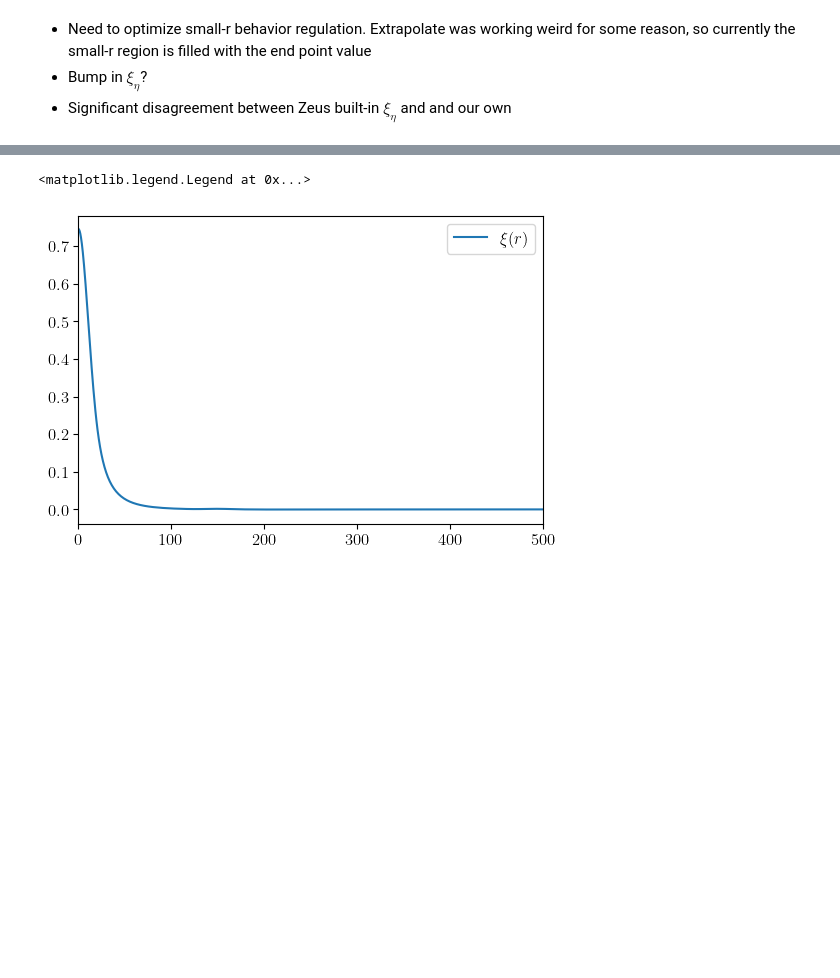
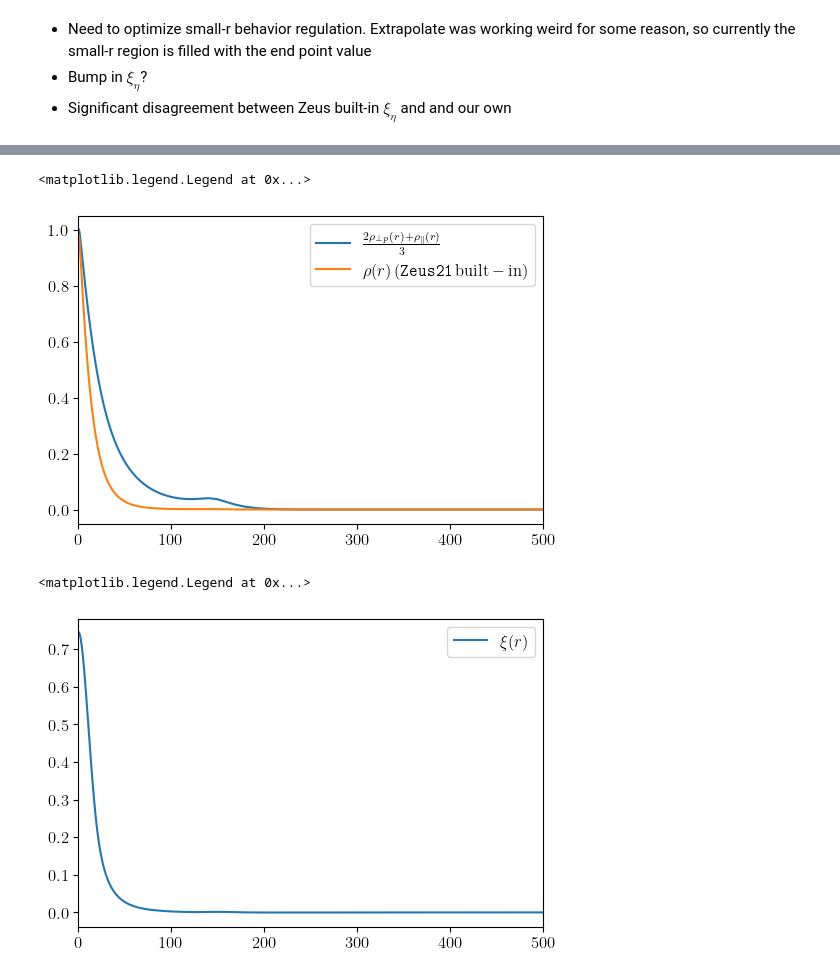
Before and after one commit to ryanyrzh/Zeus21, a Jupyter notebook: aniso_tests/xi_eta_aniso.ipynb, the cells around one changed output, grey strips where cells are left out. Cells and saved outputs as stored; diff of their text form; code cells hidden in the pictures; blank space fills up the shorter version.

```diff
--- a/aniso_tests/xi_eta_aniso.ipynb
+++ b/aniso_tests/xi_eta_aniso.ipynb
@@ -45,3 +45,13 @@ ax.legend()
+# %%
+weighted_avg = (2 * rho_perp**2 + rho_para**2) / 3
+fig, ax = plt.subplots(1, 1, figsize=(6,4))
+ax.plot(rlist, weighted_avg, label=r'$\frac{2\rho_{\perp p}(r) + \rho_{\parallel}(r)}{3}$')
+ax.plot(r_list, rho**2, label=r'$\rho(r)\,(\texttt{Zeus21}\,\mathrm{built-in})$')
+ax.set_xlim(0, 500)
+ax.legend()
+# %% [output]
+<matplotlib.legend.Legend at 0x...>
+[figure, added]
 # %%
 xi_RR_CF = CorrFClass.xi_RR_CF
 fig, ax = plt.subplots(1, 1, figsize=(6,4))
```
Also changed, not shown: parts of 3 cells of this notebook, 3 other files.
